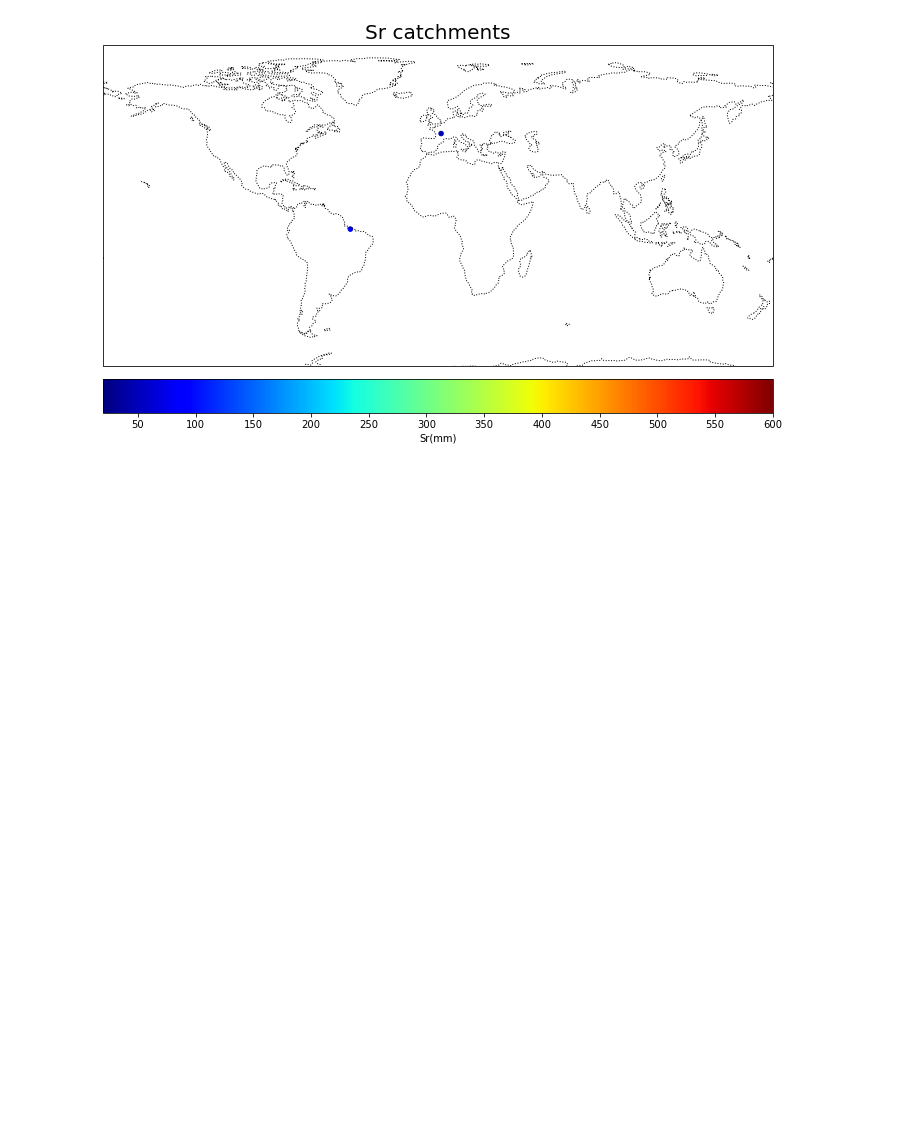
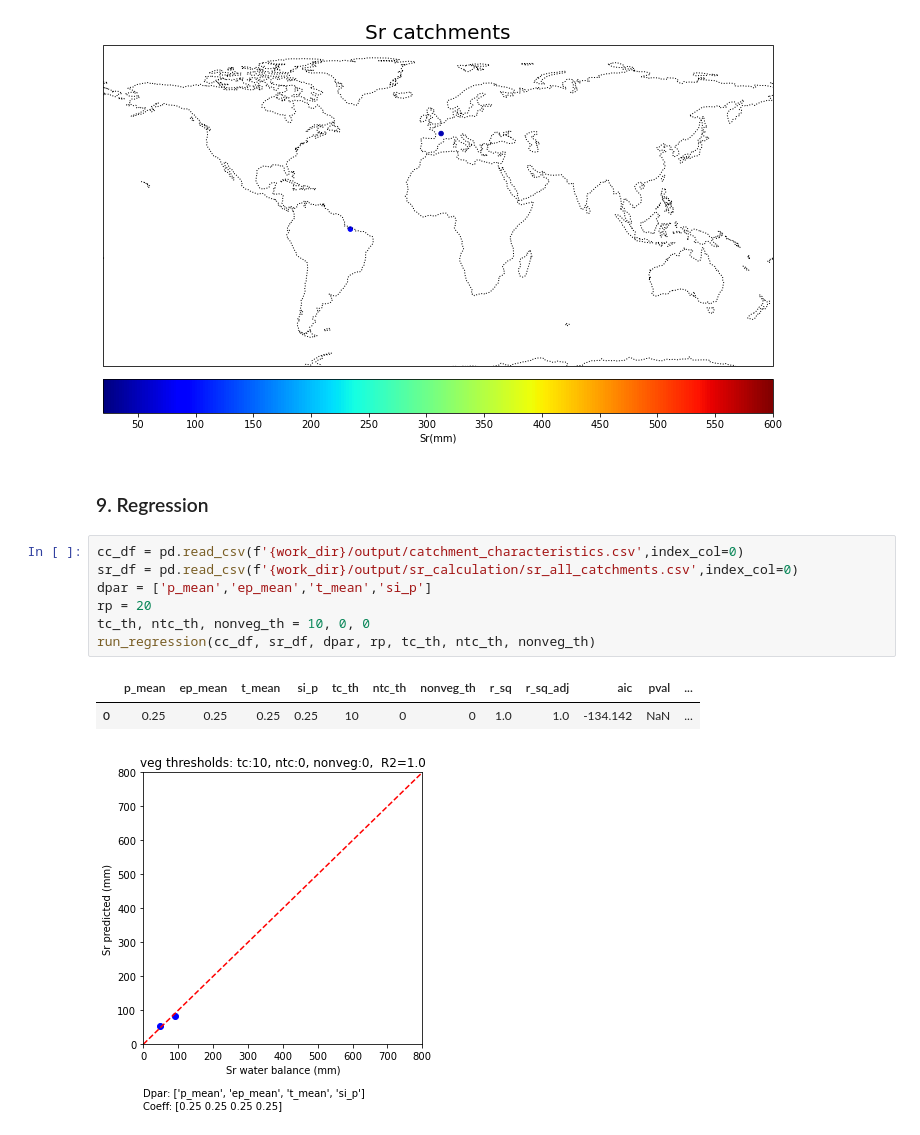
Before and after one commit to fvanoorschot/global_sr_module, a Jupyter notebook: run_script_main.ipynb, the cells around one changed output. Saved outputs shown, nothing was run; the diff lists cells and outputs as text; blank space fills up the shorter version.

```diff
--- a/run_script_main.ipynb
+++ b/run_script_main.ipynb
@@ -163,3 +172,16 @@ plot_sr(shp_file,sr_file)
 # %% [output]
   sh['centroid'] = sh.centroid
 [figure]
+# %% [markdown]
+### 9. Regression
+# %%
+cc_df = pd.read_csv(f'{work_dir}/output/catchment_characteristics.csv',index_col=0)
+sr_df = pd.read_csv(f'{work_dir}/output/sr_calculation/sr_all_catchments.csv',index_col=0)
+dpar = ['p_mean','ep_mean','t_mean','si_p']
+rp = 20
+tc_th, ntc_th, nonveg_th = 10, 0, 0
+run_regression(cc_df, sr_df, dpar, rp, tc_th, ntc_th, nonveg_th)
+# %% [output]
+|  | p_mean | ep_mean | t_mean | si_p | tc_th | ntc_th | nonveg_th | r_sq | r_sq_adj | aic | pval | ... |
+| 0 | 0.25 | 0.25 | 0.25 | 0.25 | 10 | 0 | 0 | 1.0 | 1.0 | -134.142 | NaN | ... |
+[figure, added]
```
Also changed, not shown: parts of 3 cells of this notebook, 1 other file.
